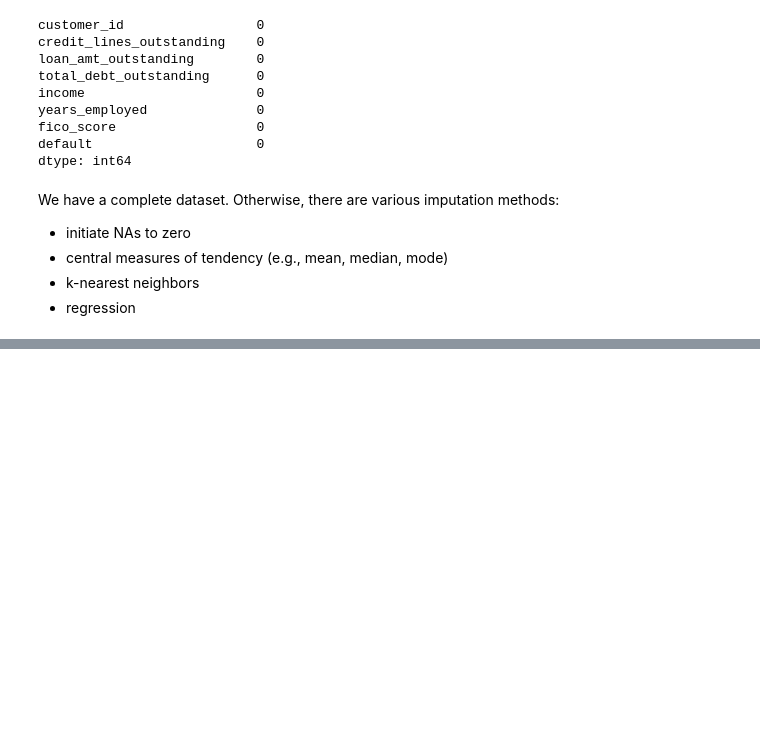
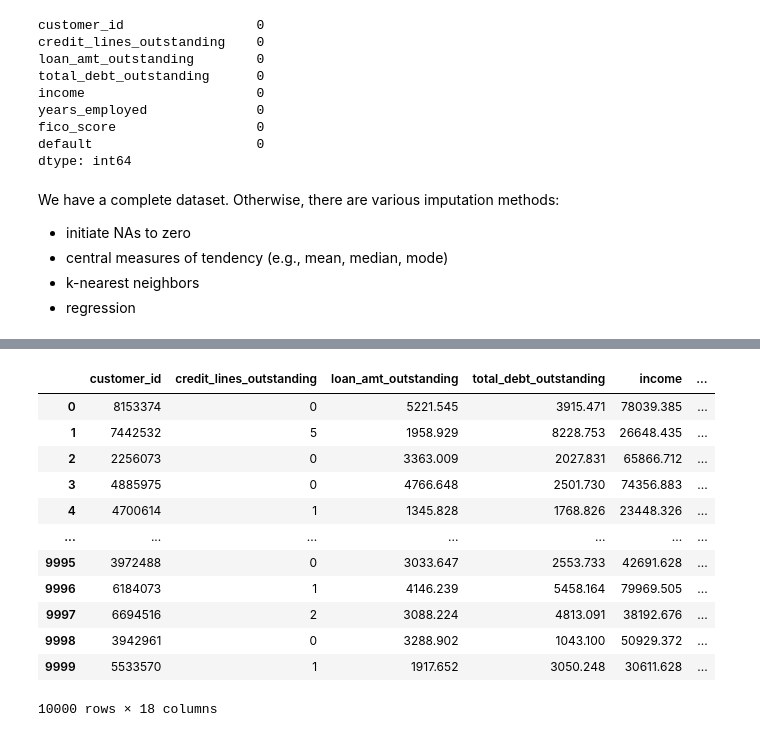
Before and after one commit to kin-mrqz/JPM-quantitative-research-course, a Jupyter notebook: 3_Credit_Risk_Scorecard.ipynb, the cells around one changed output, grey strips where cells are left out. Cells and saved outputs as stored; diff of their text form; code cells hidden in the pictures; blank space fills up the shorter version.

```diff
--- a/3_Credit_Risk_Scorecard.ipynb
+++ b/3_Credit_Risk_Scorecard.ipynb
@@ -175,0 +193,3 @@ We have a complete dataset. Otherwise, there are various imputation methods:
+# %%
+new_df["debt_income_ratio"] = df["total_debt_outstanding"] / df["income"]
+new_df["loan_income_ratio"] = df["loan_amt_outstanding"] / df["income"]
@@ -175,0 +233,15 @@ We have a complete dataset. Otherwise, there are various imputation methods:
+# %%
+pd.set_option('display.float_format', '{:.3f}'.format)
+# %%
+for col in [
+ 'credit_lines_outstanding',
+ 'loan_amt_outstanding',
+ 'total_debt_outstanding',
+ 'income',
+ 'years_employed',
+ 'fico_score',
+ 'default',
+ 'debt_income_ratio',
+ 'loan_income_ratio']:
+    print(f"\n--- {col} ---")
+    print(new_df[col].describe(percentiles=[0.1, 0.25, 0.5, 0.75, 0.9, 0.95, 0.99]))
@@ -175,0 +387,30 @@ We have a complete dataset. Otherwise, there are various imputation methods:
+# %%
+bin_specs = {
+    'credit_lines_outstanding': [-1, 0, 2, 5],
+    'loan_amt_outstanding': [-float('inf'), 3000, 4500, 6000, float('inf')],
+    'total_debt_outstanding': [-float('inf'), 5000, 8000, 12000, float('inf')],
+    'income': [-float('inf'), 50000, 70000, 90000, float('inf')],
+    'years_employed': [-1, 2, 5, 8, 10],
+    'fico_score': [-float('inf'), 580, 670, 740, float('inf')],
+    'debt_income_ratio': [-float('inf'), 0.07, 0.10, 0.16, float('inf')],
+    'loan_income_ratio': [-float('inf'), 0.052, 0.060, 0.067, float('inf')]
+}
+# %%
+for col, bins in bin_specs.items():
+    new_df[col + '_bin'] = pd.cut(new_df[col], bins=bins)
+
+new_df
+# %% [output]
+|  | customer_id | credit_lines_outstanding | loan_amt_outstanding | total_debt_outstanding | income | ... |
+| 0 | 8153374 | 0 | 5221.545 | 3915.471 | 78039.385 | ... |
+| 1 | 7442532 | 5 | 1958.929 | 8228.753 | 26648.435 | ... |
+| 2 | 2256073 | 0 | 3363.009 | 2027.831 | 65866.712 | ... |
+| 3 | 4885975 | 0 | 4766.648 | 2501.730 | 74356.883 | ... |
+| 4 | 4700614 | 1 | 1345.828 | 1768.826 | 23448.326 | ... |
+| ... | ... | ... | ... | ... | ... | ... |
+| 9995 | 3972488 | 0 | 3033.647 | 2553.733 | 42691.628 | ... |
+| 9996 | 6184073 | 1 | 4146.239 | 5458.164 | 79969.505 | ... |
+| 9997 | 6694516 | 2 | 3088.224 | 4813.091 | 38192.676 | ... |
+| 9998 | 3942961 | 0 | 3288.902 | 1043.100 | 50929.372 | ... |
+| 9999 | 5533570 | 1 | 1917.652 | 3050.248 | 30611.628 | ... |
+10000 rows × 18 columns
```
Also changed, not shown: parts of 26 cells of this notebook.
